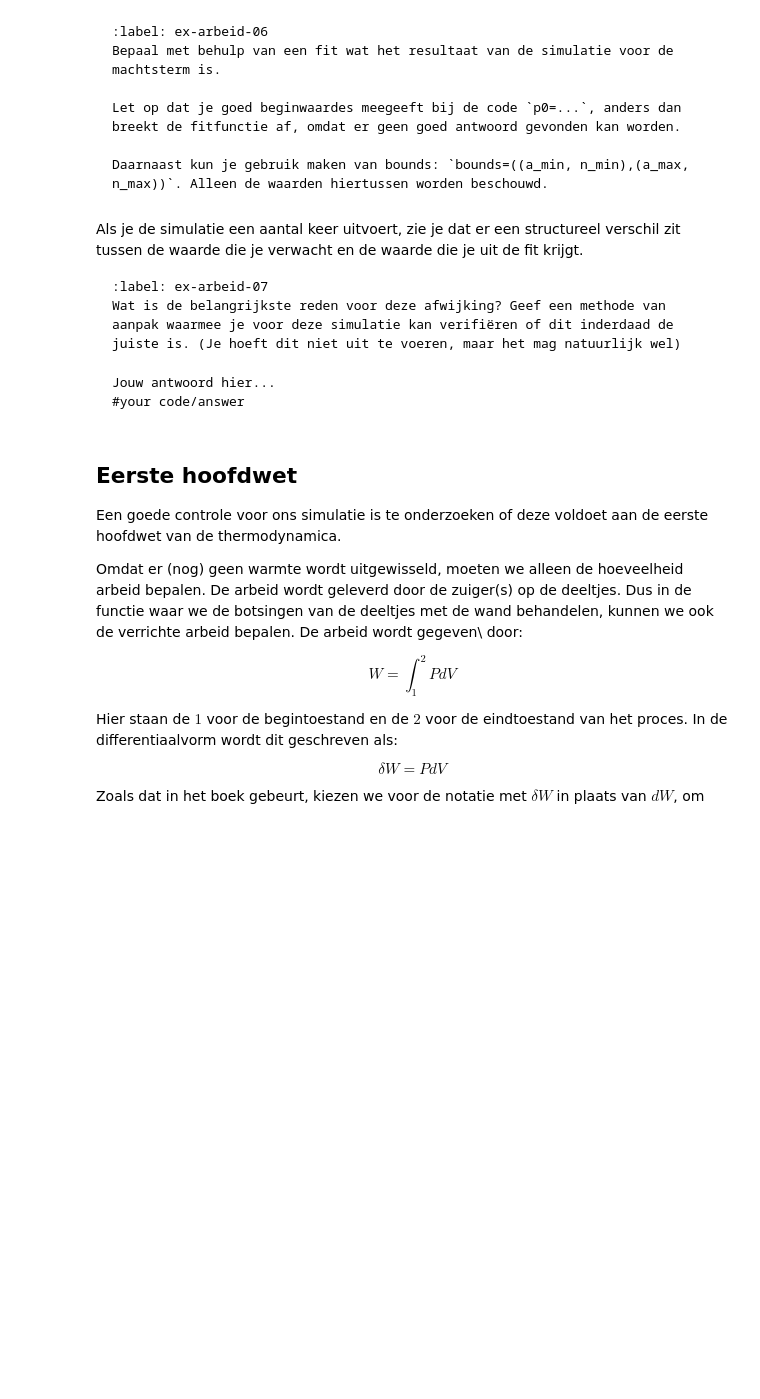
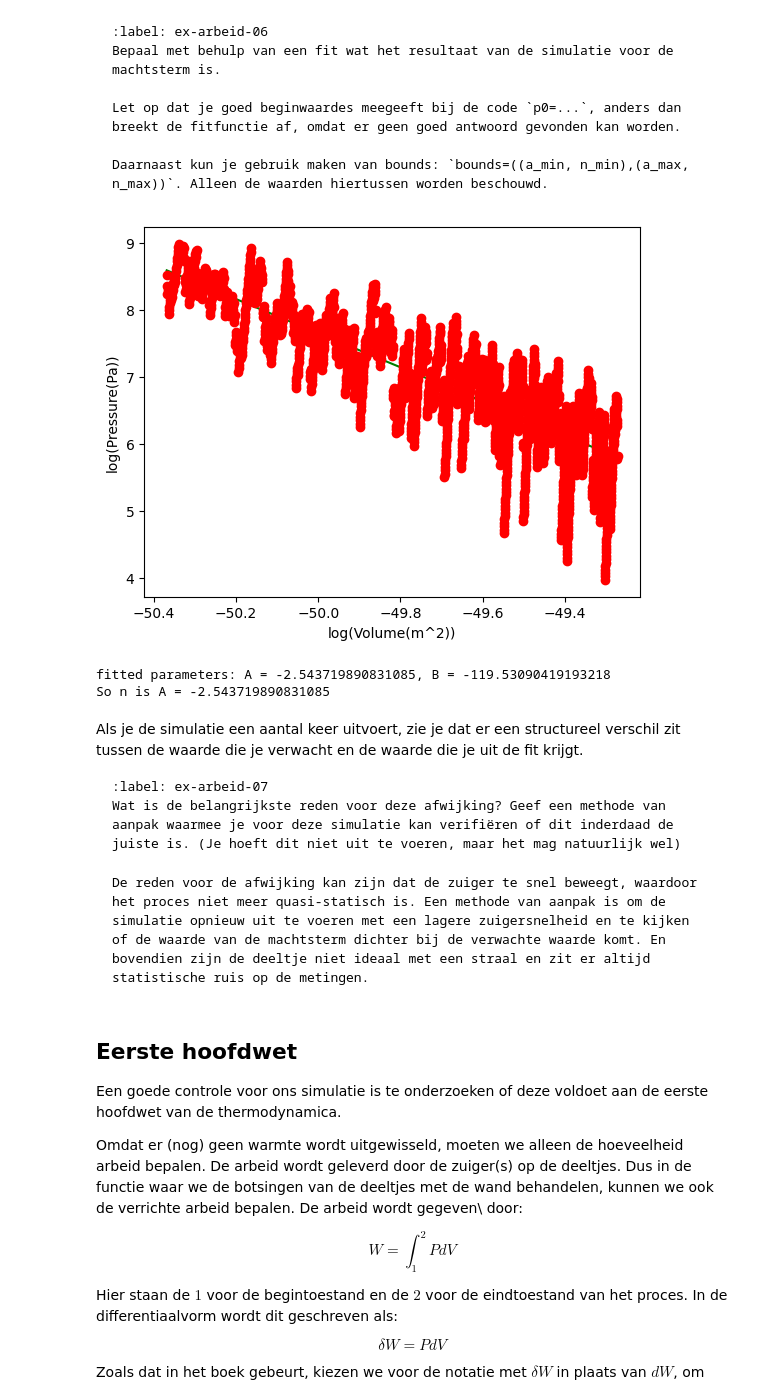
Before and after one commit to srimanp07/SrimanAbel, a Jupyter notebook: Content/PySim/7_arbeid.ipynb, the cells around one changed output. Saved outputs shown, nothing was run; the diff lists cells and outputs as text; code cells hidden in the pictures; blank space fills up the shorter version.

````diff
--- a/Content/PySim/7_arbeid.ipynb
+++ b/Content/PySim/7_arbeid.ipynb
@@ -381,13 +410,32 @@ Let op dat je goed beginwaardes meegeeft bij de code `p0=...`, anders dan breekt
 Daarnaast kun je gebruik maken van bounds: `bounds=((a_min, n_min),(a_max, n_max))`. Alleen de waarden hiertussen worden beschouwd.
 ```
 # %%
-def power_law(vol, a, n):
+mask = (pressures > 0) & (volumes > 0)
+volumes2 = volumes[mask]
+pressures2 = pressures[mask]
+def power_law(x, A, B):
     """ de fitfunctie voor het P,V-diagram """
-    return a * (vol)**n
+    return A * x + B
 
 # RUIMTE VOOR VERDERE UITWERKING
 
 #your code/answer
+popt, pcov = curve_fit(power_law, np.log(volumes2), np.log(pressures2), maxfev=10000)
+
+vol_as = np.linspace(min(np.log(volumes2)), max(np.log(volumes2)), 100)
+
+plt.figure()
+plt.plot(vol_as, power_law(vol_as, *popt), '-g', label='fit')
+plt.plot(np.log(volumes2), np.log(pressures2), 'or', label='data')
+plt.xlabel('log(Volume(m^2))')
+plt.ylabel('log(Pressure(Pa))')
+plt.show()
+print(f"fitted parameters: A = {popt[0]}, B = {popt[1]}")
+print(f"So n is A = {popt[0]}")
+# %% [output]
+[figure, added]
+fitted parameters: A = -2.543719890831085, B = -119.53090419193218
+So n is A = -2.543719890831085
 # %% [markdown]
 Als je de simulatie een aantal keer uitvoert, zie je dat er een structureel verschil zit tussen de waarde die je verwacht en de waarde die je uit de fit krijgt.
 
@@ -397,8 +445,7 @@ Wat is de belangrijkste reden voor deze afwijking? Geef een methode van aanpak w
 ```
 
 ```{solution} reason_power
-Jouw antwoord hier...
-#your code/answer
+De reden voor de afwijking kan zijn dat de zuiger te snel beweegt, waardoor het proces niet meer quasi-statisch is. Een methode van aanpak is om de simulatie opnieuw uit te voeren met een lagere zuigersnelheid en te kijken of de waarde van de machtsterm dichter bij de verwachte waarde komt. En bovendien zijn de deeltje niet ideaal met een straal en zit er altijd statistische ruis op de metingen.
 ```
 # %%
 # Ruimte voorverificatie
````
Also changed, not shown: parts of 14 cells of this notebook.
